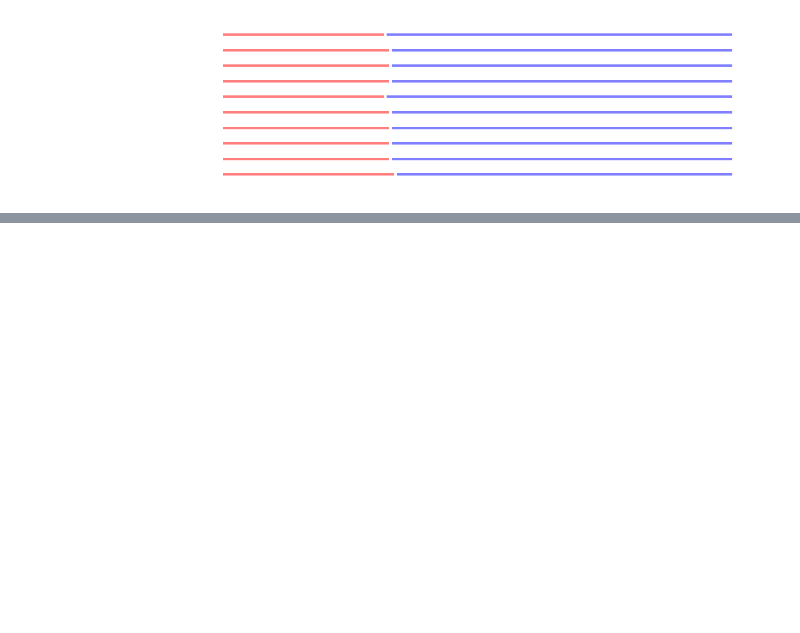
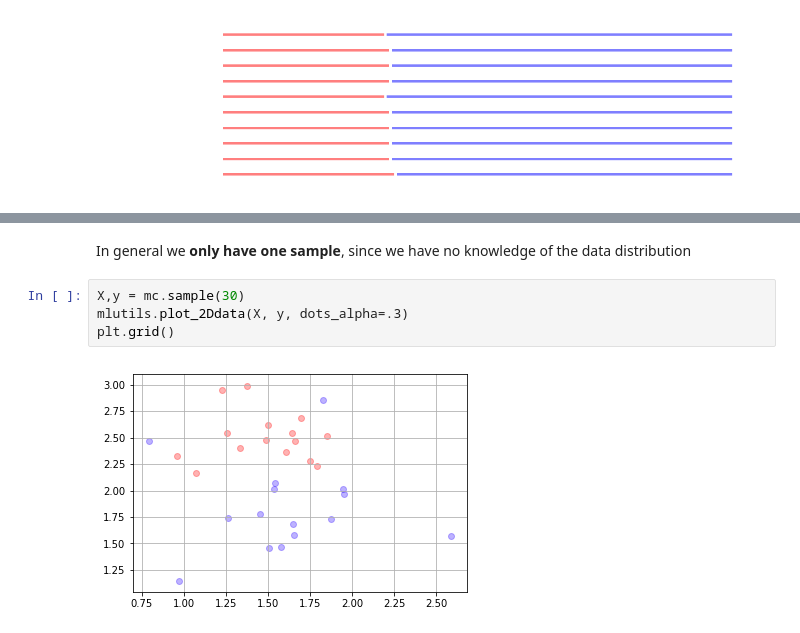
Before and after one commit to sivico26/ML-biocomp, a Jupyter notebook: notebooks/lectures/lect1-introduction.ipynb, the cells around one changed output, grey strips where cells are left out. Saved outputs shown, nothing was run; the diff lists cells and outputs as text; blank space fills up the shorter version.

```diff
--- a/notebooks/lectures/lect1-introduction.ipynb
+++ b/notebooks/lectures/lect1-introduction.ipynb
@@ -131,0 +157,8 @@ show_1D_dataset_samples(10000, d1, d2, dot_alpha=.001)
+# %% [markdown]
+In general we **only have one sample**, since we have no knowledge of the data distribution
+# %%
+X,y = mc.sample(30)
+mlutils.plot_2Ddata(X, y, dots_alpha=.3)
+plt.grid()
+# %% [output]
+[figure, added]
```
Also changed, not shown: parts of 19 cells of this notebook, 3 other files.
